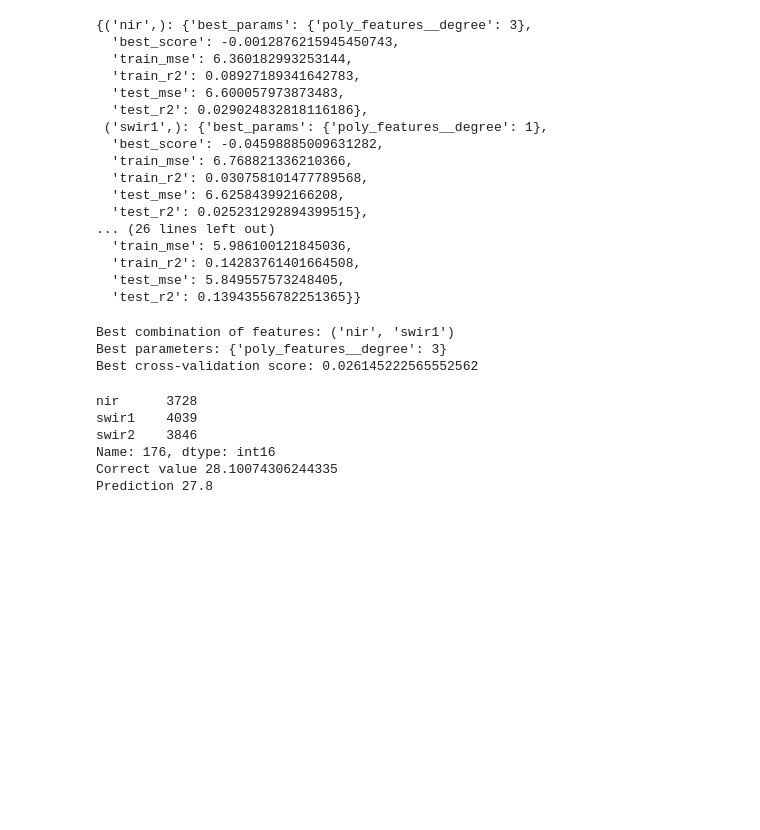
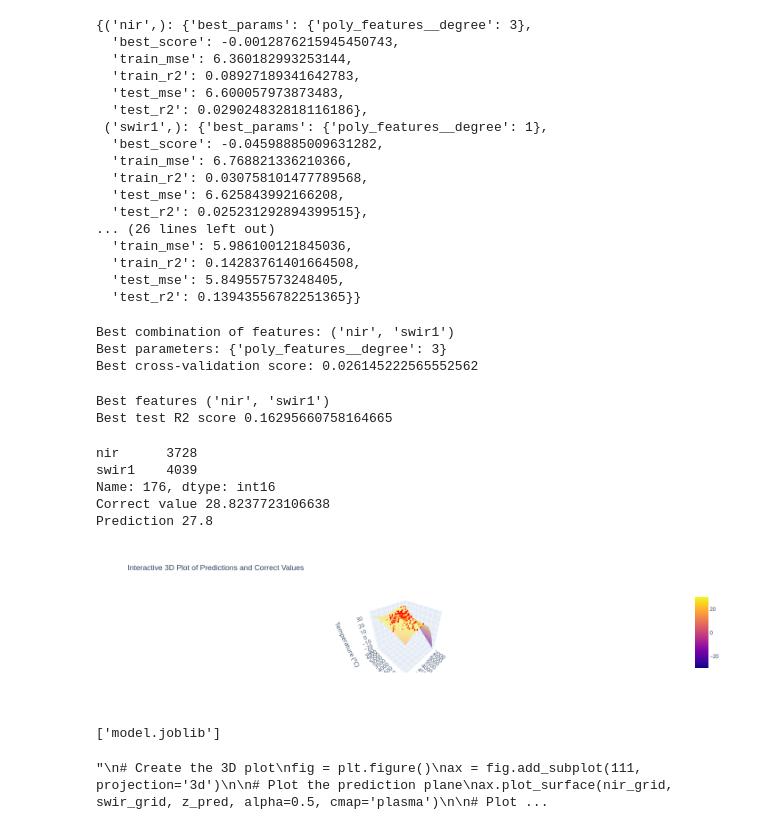
Before and after one commit to ayubero/uhi, a Jupyter notebook: madrid/analysis.ipynb, the cells around one changed output. Saved outputs shown, nothing was run; the diff lists cells and outputs as text; code cells hidden in the pictures; blank space fills up the shorter version.

Commit message:
Temperature prediction

```diff
--- a/madrid/analysis.ipynb
+++ b/madrid/analysis.ipynb
@@ -262,6 +262,10 @@ X_train[list(feature_combinations[4])]
 # %%
 # Dictionary to store results
 results = {}
+
+best_stored_r2 = -1 # Best r2 score until now
+best_stored_model = _ # Best model until now
+best_stored_features = _ # Best features until now
 
 # Evaluate each combination of features
 for features in feature_combinations:
@@ -288,6 +292,11 @@ for features in feature_combinations:
     test_mse = mean_squared_error(y_test, y_test_pred)
     test_r2 = r2_score(y_test, y_test_pred)
 
+    if test_r2 > best_stored_r2:
+        best_stored_r2 = test_r2
+        best_stored_model = best_model
+        best_stored_features = features
+
     results[features]['train_mse'] = train_mse
     results[features]['train_r2'] = train_r2
     results[features]['test_mse'] = test_mse
@@ -325,15 +334,21 @@ print(f'Best cross-validation score: {best_score}')
 Best combination of features: ('nir', 'swir1')
 Best parameters: {'poly_features__degree': 3}
 Best cross-validation score: 0.026145222565552562
+# %%
+print('Best features', best_stored_features)
+print('Best test R2 score', best_stored_r2)
+# %% [output]
+Best features ('nir', 'swir1')
+Best test R2 score 0.16295660758164665
 # %%
 index = 1
+X_train_subset = X_train[list(best_stored_features)]
 print(X_train_subset.iloc[index])
-print('Correct value', best_model.predict(X_train_subset)[index])
+print('Correct value', best_stored_model.predict(X_train_subset)[index])
 print('Prediction', y_train[index])
 # %% [output]
 nir      3728
 swir1    4039
-swir2    3846
 Name: 176, dtype: int16
-Correct value 28.10074306244335
+Correct value 28.8237723106638
 Prediction 27.8
@@ -339,0 +359,58 @@ Prediction 27.8
+# %%
+# Create a meshgrid for the plane
+nir_grid, swir_grid = np.meshgrid(np.linspace(df['nir'].min(), df['nir'].max(), 50), np.linspace(df['swir1'].min(), df['swir1'].max(), 50))
+X_grid = np.column_stack((nir_grid.ravel(), swir_grid.ravel()))
+
+# Predict using the stored model
+z_pred = best_stored_model.predict(X_grid).reshape(nir_grid.shape)values
+# %%
+fig = make_subplots(specs=[[{'type': 'surface'}]])
+
+# Add the prediction plane
+plane = go.Surface(x=nir_grid, y=swir_grid, z=z_pred, colorscale='plasma', opacity=0.5)
+fig.add_trace(plane)
+
+# Add the correct values as scatter points
+scatter = go.Scatter3d(x=df['nir'], y=df['swir1'], z=df['temperature'], mode='markers', marker=dict(color='red', size=1), name='Correct Values')
+fig.add_trace(scatter)
+
+# Update the layout
+fig.update_layout(scene=dict(
+                    xaxis_title='NIR',
+                    yaxis_title='SWIR',
+                    zaxis_title='Temperature (ºC)'),
+                  title='Interactive 3D Plot of Predictions and Correct Values')
+
+fig.show()
+# %% [output]
+[figure, added]
+# %%
+import joblib
+
+os.chdir('../')
+
+# Save the model
+joblib.dump(best_stored_model, 'model.joblib')
+# %% [output]
+['model.joblib']
+# %%
+'''
+# Create the 3D plot
+fig = plt.figure()
+ax = fig.add_subplot(111, projection='3d')
+
+# Plot the prediction plane
+ax.plot_surface(nir_grid, swir_grid, z_pred, alpha=0.5, cmap='plasma')
+
+# Plot the correct values
+#ax.scatter(nir, swir, correct_values, color='red', label='Correct Values')
+
+# Add labels and legend
+ax.set_xlabel('NIR')
+ax.set_ylabel('SWIR')
+ax.set_zlabel('Predicted/Correct Values')
+ax.legend()
+
+plt.show()'''
+# %% [output]
+"\n# Create the 3D plot\nfig = plt.figure()\nax = fig.add_subplot(111, projection='3d')\n\n# Plot the prediction plane\nax.plot_surface(nir_grid, swir_grid, z_pred, alpha=0.5, cmap='plasma')\n\n# Plot ...
```
Also changed, not shown: parts of 1 cell of this notebook, 4 other files.
